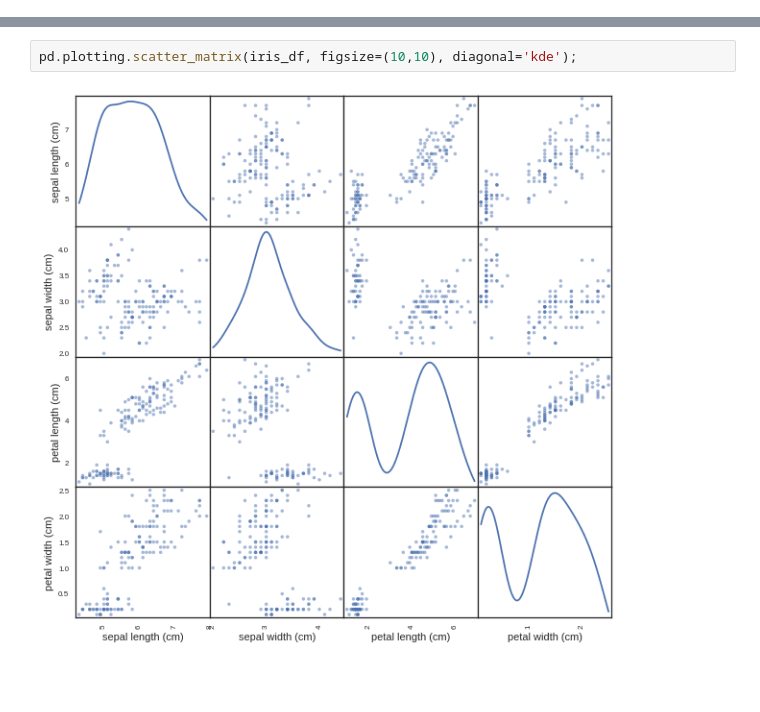
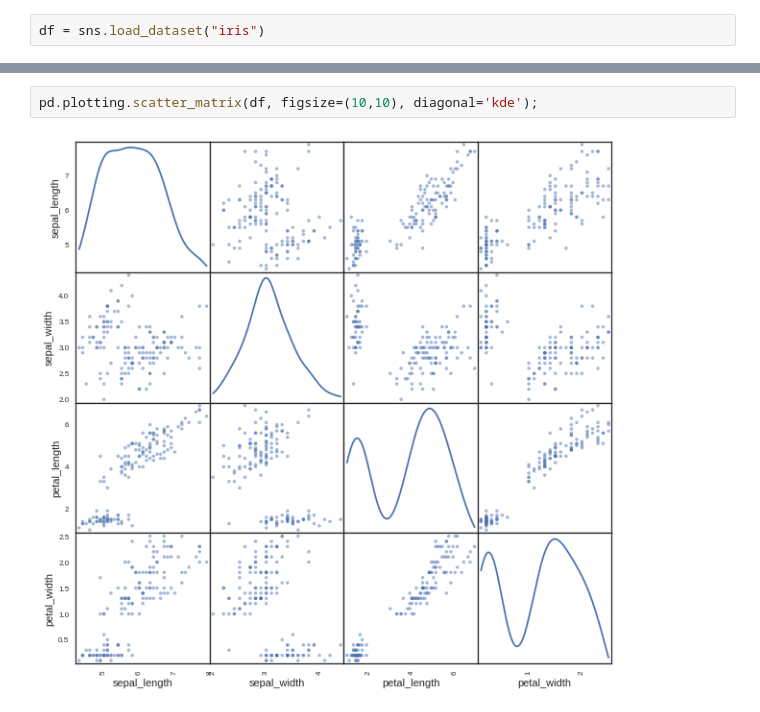
Before and after one commit to BielStela/Seminari, a Jupyter notebook: Numpy_Pandas_Scipy.ipynb, the cells around one changed output, grey strips where cells are left out. Drawn from its saved outputs; the diff is of its cells as text; blank space fills up the shorter version.

```diff
--- a/Numpy_Pandas_Scipy.ipynb
+++ b/Numpy_Pandas_Scipy.ipynb
@@ -31,0 +10,2 @@ iris_df = pd.DataFrame(iris.data, columns=iris.feature_names)
+# %%
+df = sns.load_dataset("iris")
@@ -32,4 +21,4 @@ iris_df = pd.DataFrame(iris.data, columns=iris.feature_names)
 # %%
-pd.plotting.scatter_matrix(iris_df, figsize=(10,10), diagonal='kde');
+pd.plotting.scatter_matrix(df, figsize=(10,10), diagonal='kde');
 # %% [output]
-[figure, old version]
+[figure, new version]
```
Also changed, not shown: parts of 13 cells of this notebook.
